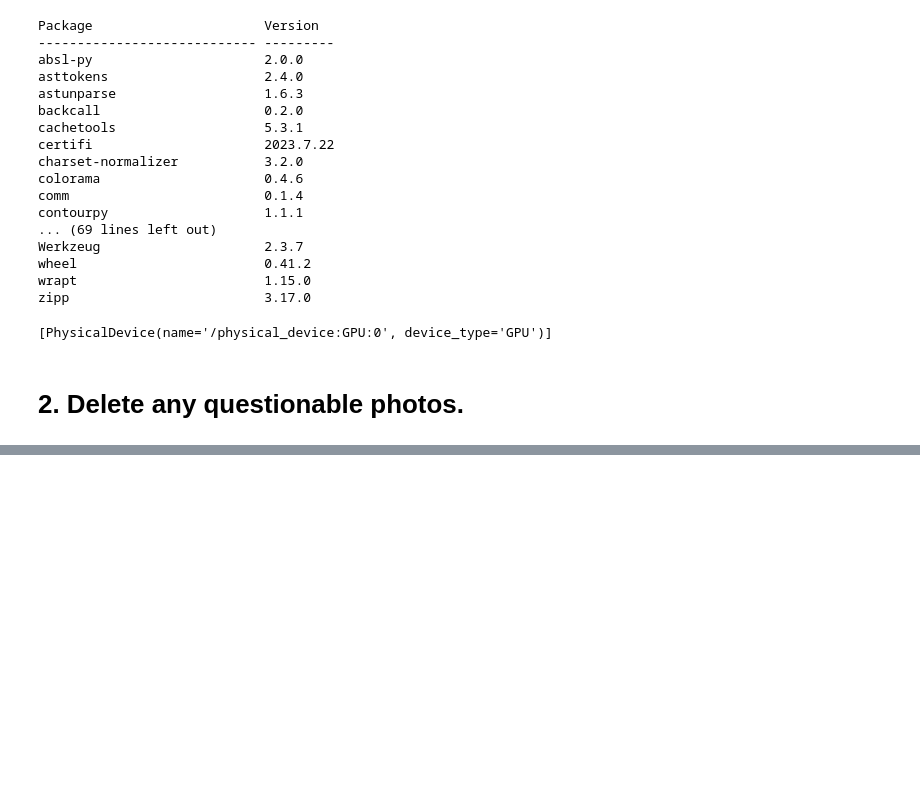
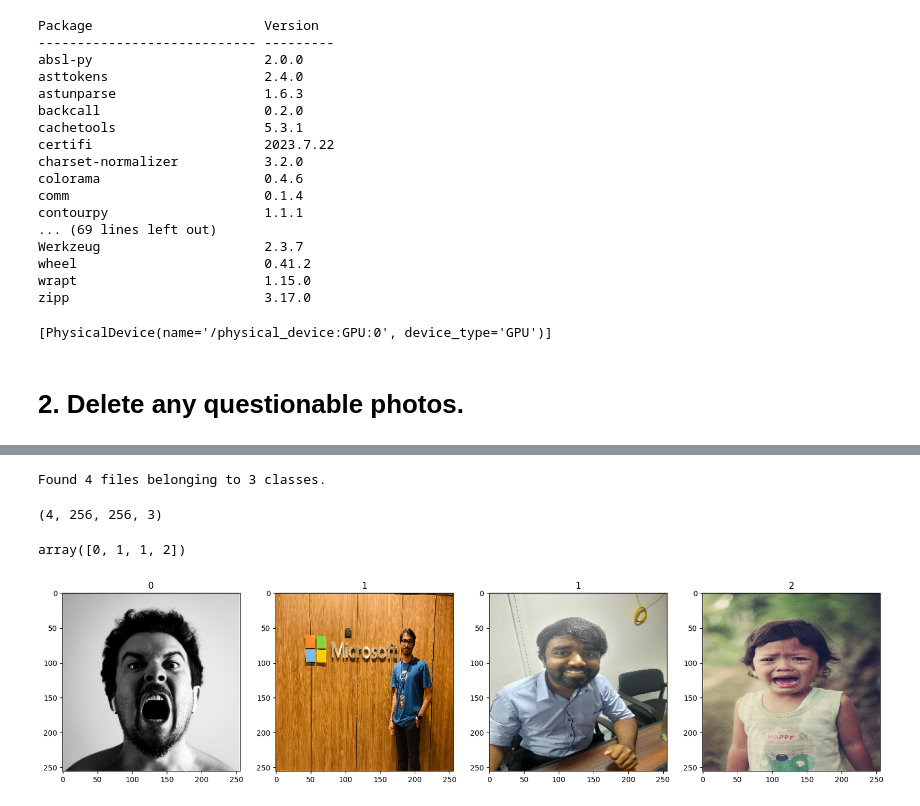
Before and after one commit to MadhushaPrasad/HumanFaceEmotionsDetector, a Jupyter notebook: projects/HFEDetector/HumanFaceEmotionsDetector.ipynb, the cells around one changed output, grey strips where cells are left out. Saved outputs shown, nothing was run; the diff lists cells and outputs as text; code cells hidden in the pictures; blank space fills up the shorter version.

Commit message:
(File) chore(HFEDetector):  Load Data from dataSet and categorized it with happy,sad,angry

```diff
--- a/projects/HFEDetector/HumanFaceEmotionsDetector.ipynb
+++ b/projects/HFEDetector/HumanFaceEmotionsDetector.ipynb
@@ -80,7 +80,7 @@ tf.config.list_physical_devices('GPU') #check physical GPU devices
 import cv2
 import imghdr
 # %%
-data_directory = '../data' #give path of data directory
+data_directory = '..\data' #give path of data directory
 # %%
 image_types = ['jpeg','jpg', 'bmp', 'png'] #store extentions of exist data types
 # %%
@@ -97,0 +103,26 @@ for image_class in os.listdir(data_directory): #get list of directories inside t
+# %%
+data = tf.keras.utils.image_dataset_from_directory(data_directory) #Generates a tf.data.Dataset from image files in a directory.
+# %% [output]
+Found 4 files belonging to 3 classes.
+# %%
+data_iterator = data.as_numpy_iterator() #image_dataset_from_directory returns a Dataset object and get it as an as_numpy_iterator
+# %%
+batch = data_iterator.next() #To get the next batch, and the next image
+# %%
+batch[0].shape
+# %% [output]
+(4, 256, 256, 3)
+# %%
+# Class 0 - ANGRY
+# Class 1 - HAPPY
+# Class 2 - SAD
+batch[1]
+# %% [output]
+array([0, 1, 1, 2])
+# %%
+fig, ax = plt.subplots(ncols=4, figsize=(20,20)) # create common layouts of subplots, including the enclosing figure object, in a single call.
+for idx, img in enumerate(batch[0][:4]):
+    ax[idx].imshow(img.astype(int))
+    ax[idx].title.set_text(batch[1][idx])
+# %% [output]
+[figure, added]
```
Also changed, not shown: parts of 2 cells of this notebook, 5 other files.
